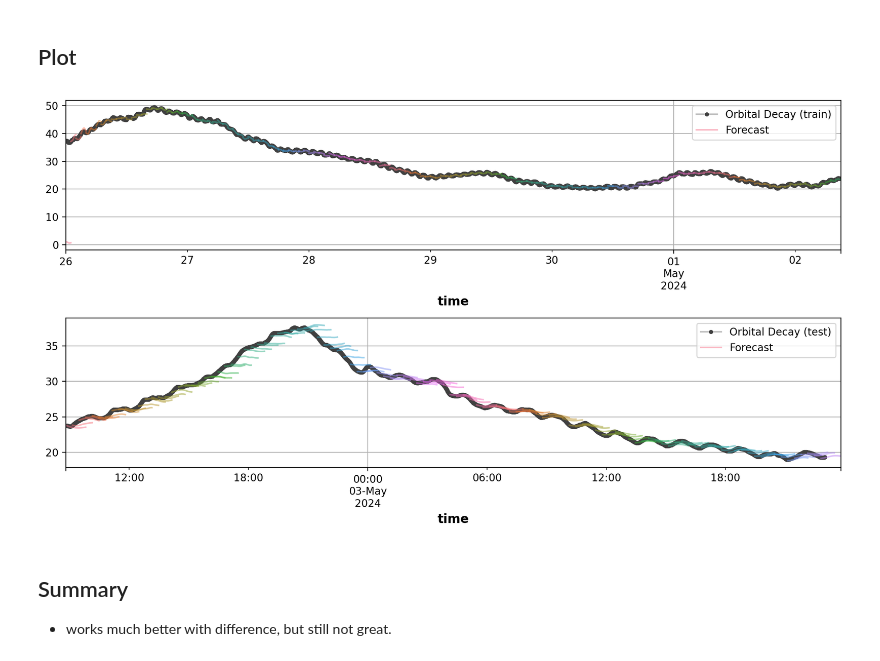
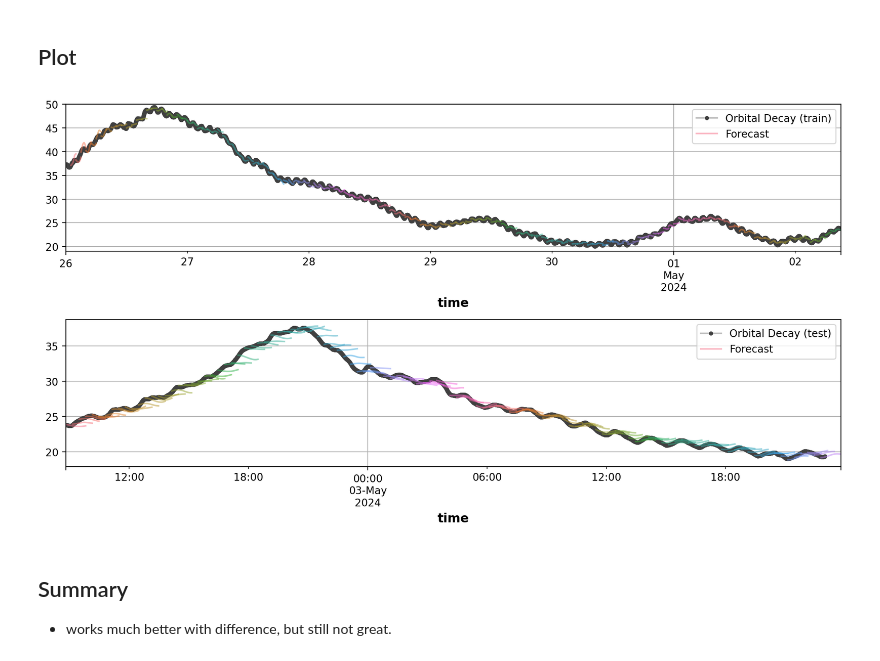
Before and after one commit to David-Student-Bern/MT, a Jupyter notebook: Analysis/modeling/kaggle_forecast3.ipynb, the cells around one changed output. Cells and saved outputs as stored; diff of their text form; code cells hidden in the pictures.

```diff
--- a/Analysis/modeling/kaggle_forecast3.ipynb
+++ b/Analysis/modeling/kaggle_forecast3.ipynb
@@ -105,7 +105,7 @@ def make_multistep_target(ts, steps):
 
 
 lag_config = {
-    'orbital_decay': {'lags': 20, 'step': 15},      # (we want at least one full orbital period 100min)
+    'orbital_decay': {'lags': 100, 'step': 15},      # (we want at least one full orbital period 100min)
     '|avg B|': {'lags': 40, 'step': 100},            # (we want up to 50h)
     'F10.7 (LASP)': {'lags': 5, 'step': 10*60*3}     # (changes very slowly, so few lags at long intervals are fine)
 }
@@ -163,8 +163,8 @@ from sklearn.preprocessing import StandardScaler
 from sklearn.pipeline import Pipeline
 
 pipe = Pipeline([
-    ('scaler', StandardScaler(with_mean=False)),  # memory efficient
-    ('mtlasso', MultiTaskLasso(alpha=0.01, max_iter=500, tol=1e-3))
+    ('scaler', StandardScaler()),
+    ('mtlasso', MultiTaskLasso(alpha=1e-4))
 ])
 
 # downsample for speed
@@ -323,20 +356,21 @@ Test R2: 0.985
 # %%
 
 palette = dict(palette='husl', n_colors=64)
 fig, (ax1, ax2) = plt.subplots(2, 1, figsize=(11, 6))
 ax1 = y_train.iloc[:,[0]].plot(**plot_params, ax=ax1)
 ax1 = plot_multistep(y_fit, every=180, ax=ax1, palette_kwargs=palette)
 _ = ax1.legend(['Orbital Decay (train)', 'Forecast'])
 ax1.grid(True)
+ax1.set_ylim(19,50)
 
 ax2 = y_test.iloc[:,[0]].plot(**plot_params, ax=ax2)
 ax2 = plot_multistep(y_pred, every=60, ax=ax2, palette_kwargs=palette)
 _ = ax2.legend(['Orbital Decay (test)', 'Forecast'])
 ax2.grid(True)
 plt.tight_layout()
 plt.show()
 # %% [output]
-[figure, old version]
+[figure, new version]
 # %% [markdown]
 ## Summary
 
```
Also changed, not shown: parts of 9 cells of this notebook, 2 other files.
